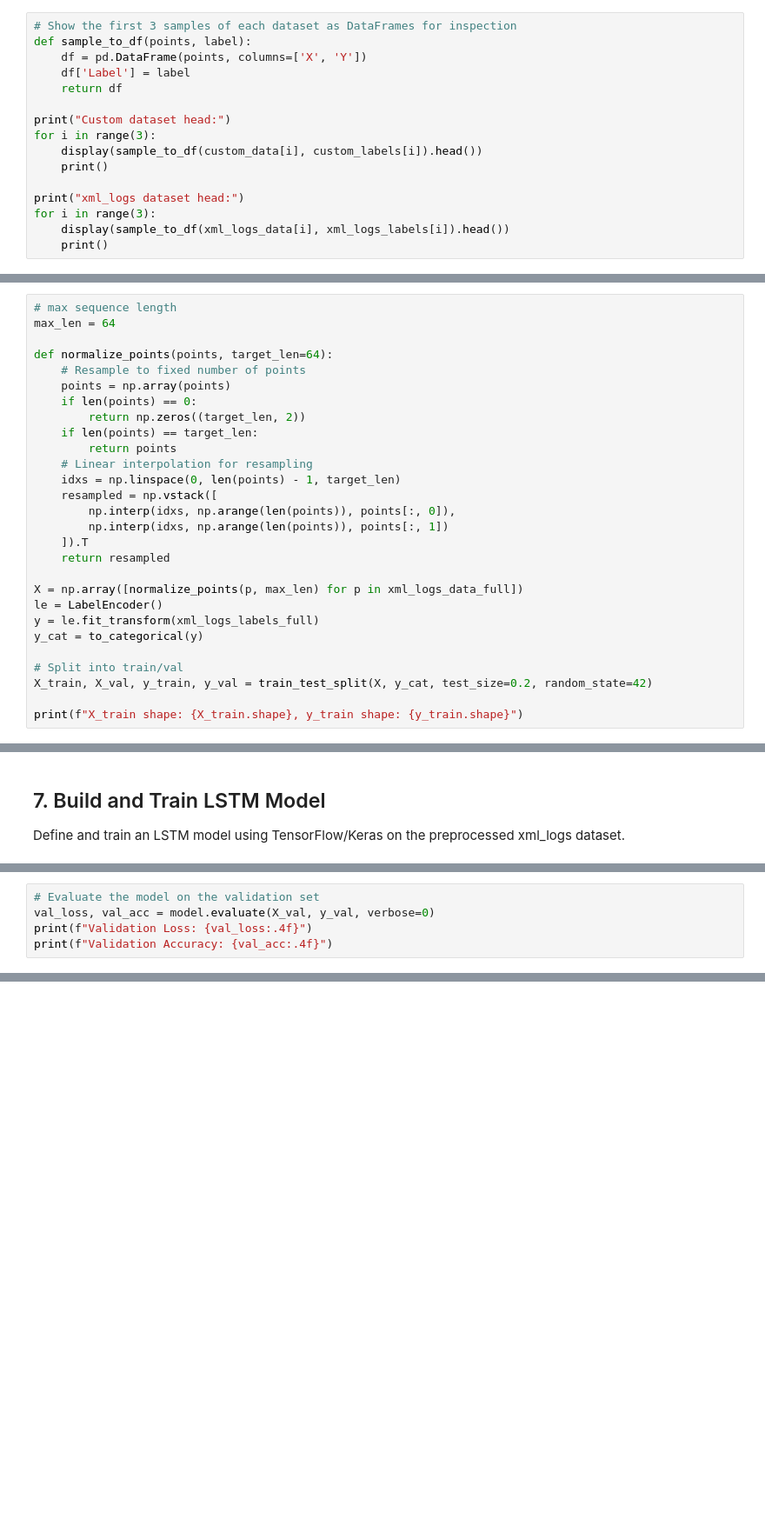
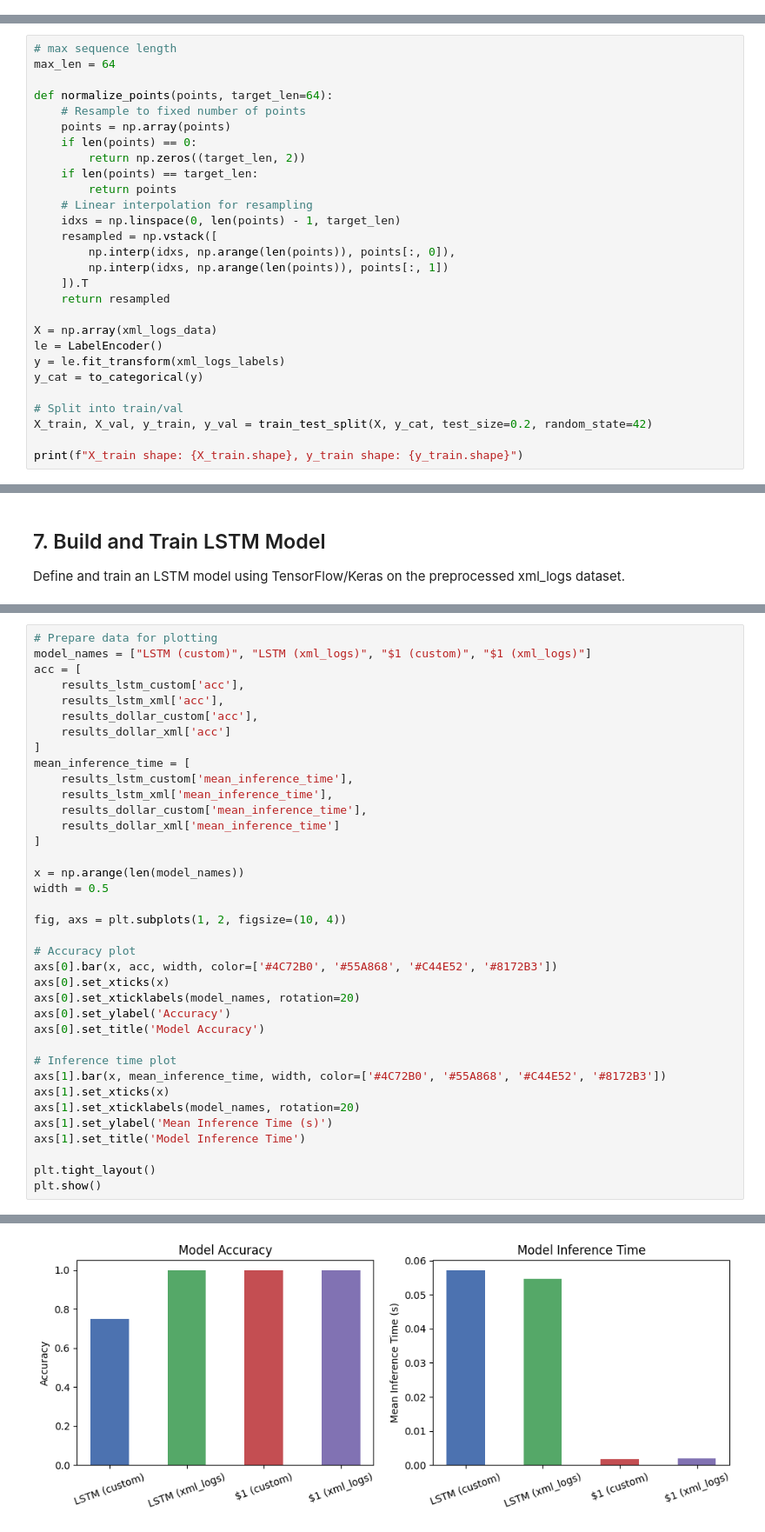
Before and after one commit to ITT-25/assignment-06-gesture-recognition-realdegrees, a Jupyter notebook: unistroke_gestures.ipynb, the cells around one changed output, grey strips where cells are left out. Shown at 87% size. Saved outputs shown, nothing was run; the diff lists cells and outputs as text; blank space fills up the shorter version.

```diff
--- a/unistroke_gestures.ipynb
+++ b/unistroke_gestures.ipynb
@@ -111,16 +146,0 @@ Print the first few samples of both the custom and xml_logs datasets to inspect
-# %%
-# Show the first 3 samples of each dataset as DataFrames for inspection
-def sample_to_df(points, label):
-    df = pd.DataFrame(points, columns=['X', 'Y'])
-    df['Label'] = label
-    return df
-
-print("Custom dataset head:")
-for i in range(3):
-    display(sample_to_df(custom_data[i], custom_labels[i]).head())
-    print()
-
-print("xml_logs dataset head:")
-for i in range(3):
-    display(sample_to_df(xml_logs_data[i], xml_logs_labels[i]).head())
-    print()
@@ -202,9 +183,9 @@ def normalize_points(points, target_len=64):
     ]).T
     return resampled
 
-X = np.array([normalize_points(p, max_len) for p in xml_logs_data_full])
+X = np.array(xml_logs_data)
 le = LabelEncoder()
-y = le.fit_transform(xml_logs_labels_full)
+y = le.fit_transform(xml_logs_labels)
 y_cat = to_categorical(y)
 
 # Split into train/val
@@ -291,6 +354,38 @@ Evaluate the trained LSTM model on the validation set and print relevant metrics
 # %%
-# Evaluate the model on the validation set
-val_loss, val_acc = model.evaluate(X_val, y_val, verbose=0)
-print(f"Validation Loss: {val_loss:.4f}")
-print(f"Validation Accuracy: {val_acc:.4f}")
+# Prepare data for plotting
+model_names = ["LSTM (custom)", "LSTM (xml_logs)", "$1 (custom)", "$1 (xml_logs)"]
+acc = [
+    results_lstm_custom['acc'],
+    results_lstm_xml['acc'],
+    results_dollar_custom['acc'],
+    results_dollar_xml['acc']
+]
+mean_inference_time = [
+    results_lstm_custom['mean_inference_time'],
+    results_lstm_xml['mean_inference_time'],
+    results_dollar_custom['mean_inference_time'],
+    results_dollar_xml['mean_inference_time']
+]
+
+x = np.arange(len(model_names))
+width = 0.5
+
+fig, axs = plt.subplots(1, 2, figsize=(10, 4))
+
+# Accuracy plot
+axs[0].bar(x, acc, width, color=['#4C72B0', '#55A868', '#C44E52', '#8172B3'])
+axs[0].set_xticks(x)
+axs[0].set_xticklabels(model_names, rotation=20)
+axs[0].set_ylabel('Accuracy')
+axs[0].set_title('Model Accuracy')
+
+# Inference time plot
+axs[1].bar(x, mean_inference_time, width, color=['#4C72B0', '#55A868', '#C44E52', '#8172B3'])
+axs[1].set_xticks(x)
+axs[1].set_xticklabels(model_names, rotation=20)
+axs[1].set_ylabel('Mean Inference Time (s)')
+axs[1].set_title('Model Inference Time')
+
+plt.tight_layout()
+plt.show()
 # %% [output]
@@ -298,0 +392 @@ Validation Accuracy: 0.9782
+[figure, added]
```
Also changed, not shown: parts of 14 cells of this notebook.
